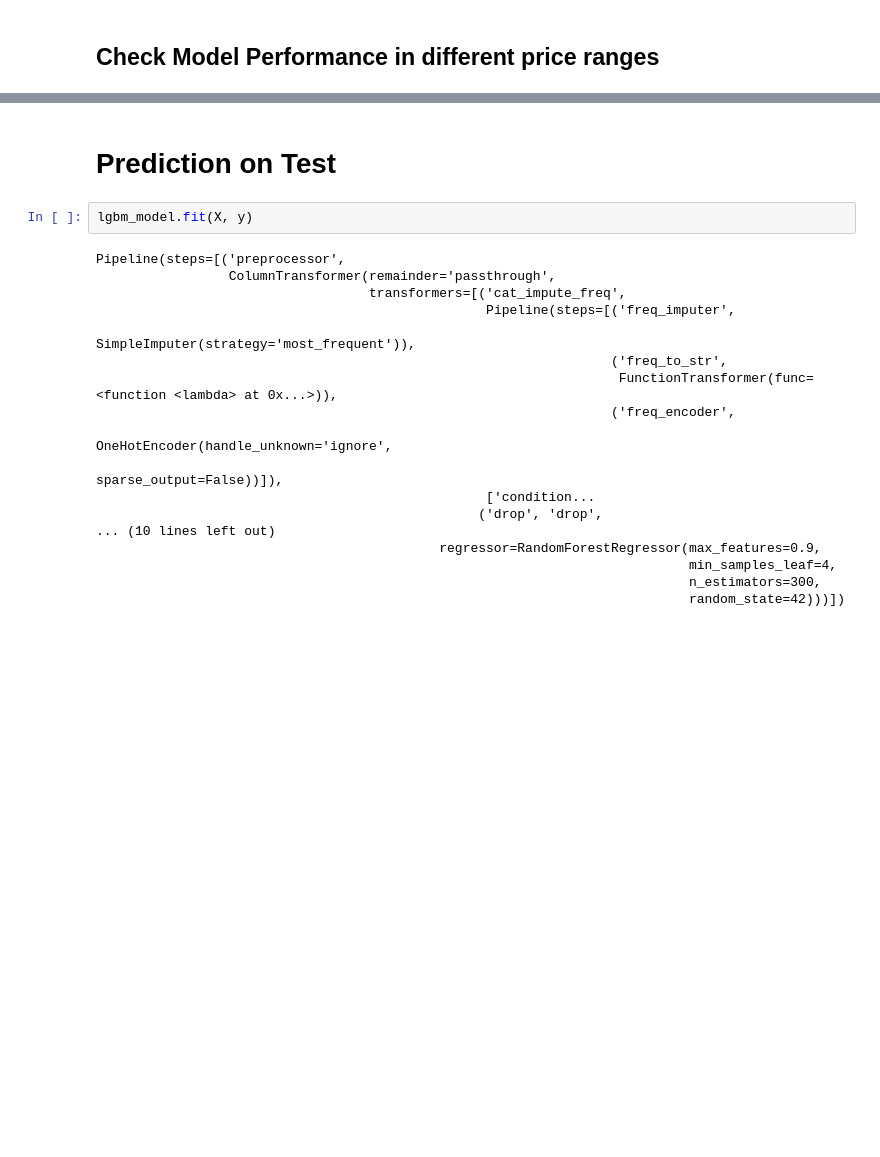
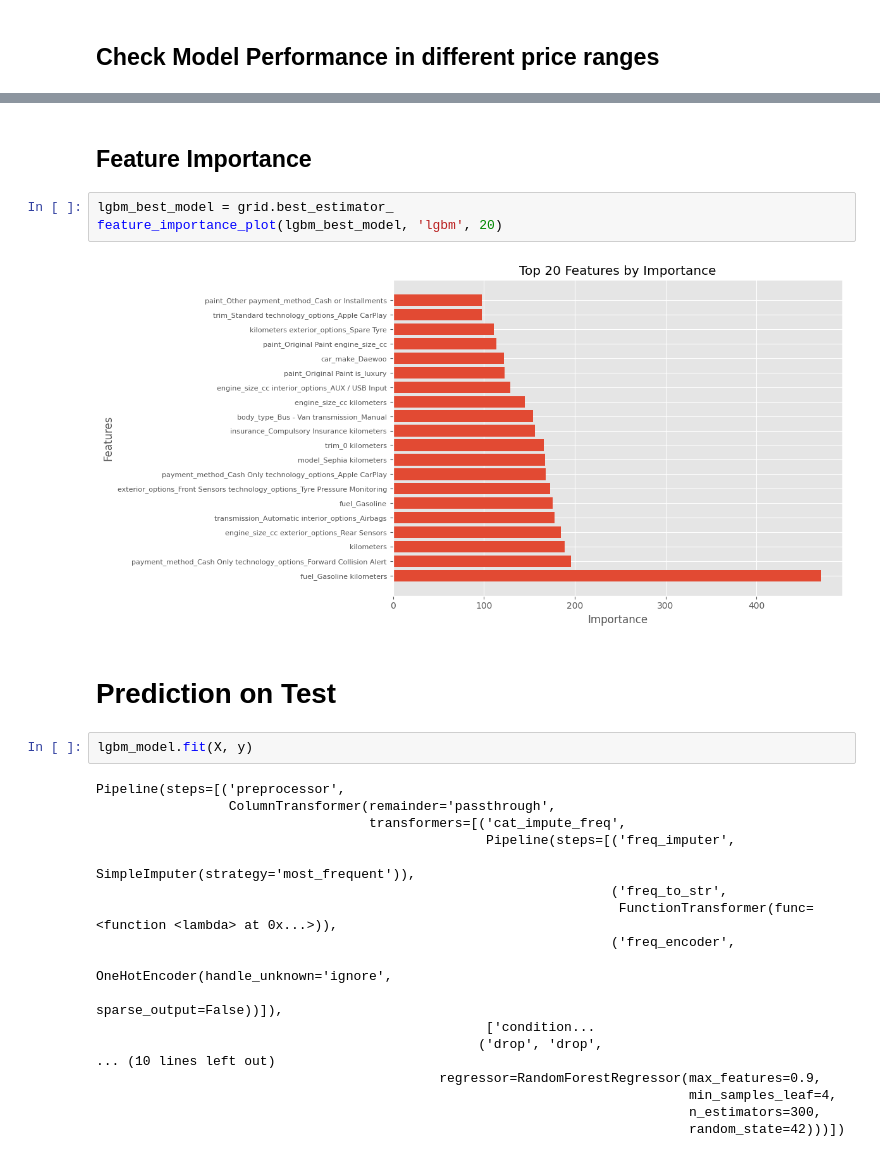
Before and after one commit to abhaykukade/Car-Price-Prediction, a Jupyter notebook: model_evaluation_v2.ipynb, the cells around one changed output, grey strips where cells are left out. Drawn from its saved outputs; the diff is of its cells as text; blank space fills up the shorter version.

```diff
--- a/model_evaluation_v2.ipynb
+++ b/model_evaluation_v2.ipynb
@@ -648,4 +727,11 @@ print(f'Total samples: {total_samples}')
 Total samples: 933
+# %% [markdown]
+## Feature Importance
+# %%
+lgbm_best_model = grid.best_estimator_
+feature_importance_plot(lgbm_best_model, 'lgbm', 20)
+# %% [output]
+[figure, added]
 # %% [markdown]
 # Prediction on Test
 # %%
```
Also changed, not shown: parts of 30 cells of this notebook, 2 other files.
